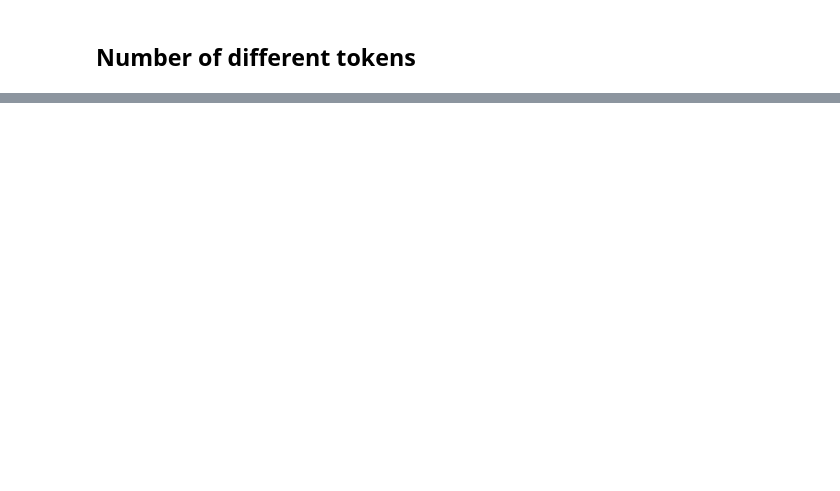
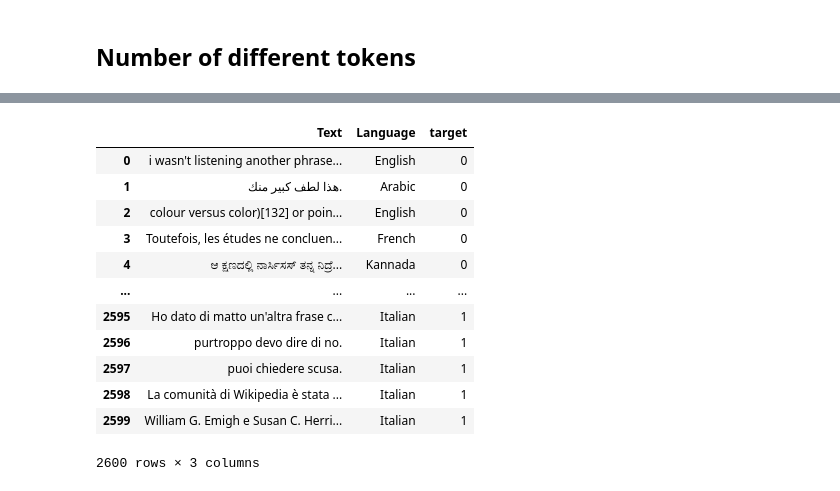
Before and after one commit to samirsalman/it-classifier-onnx-deploy, a Jupyter notebook: notebooks/data_analysis.ipynb, the cells around one changed output, grey strips where cells are left out. Saved outputs shown, nothing was run; the diff lists cells and outputs as text; code cells hidden in the pictures; blank space fills up the shorter version.

Commit message:
rebalanced dataset

```diff
--- a/notebooks/data_analysis.ipynb
+++ b/notebooks/data_analysis.ipynb
@@ -163,0 +164,16 @@ top_k
+# %%
+balanced_dataset
+# %% [output]
+|  | Text | Language | target |
+| 0 | i wasn't listening another phrase... | English | 0 |
+| 1 | هذا لطف كبير منك. | Arabic | 0 |
+| 2 | colour versus color)[132] or poin... | English | 0 |
+| 3 | Toutefois, les études ne concluen... | French | 0 |
+| 4 | ಆ ಕ್ಷಣದಲ್ಲಿ ನಾರ್ಸಿಸಸ್ ತನ್ನ ನಿದ್ರೆ... | Kannada | 0 |
+| ... | ... | ... | ... |
+| 2595 | Ho dato di matto un'altra frase c... | Italian | 1 |
+| 2596 | purtroppo devo dire di no. | Italian | 1 |
+| 2597 | puoi chiedere scusa. | Italian | 1 |
+| 2598 | La comunità di Wikipedia è stata ... | Italian | 1 |
+| 2599 | William G. Emigh e Susan C. Herri... | Italian | 1 |
+2600 rows × 3 columns
```
Also changed, not shown: parts of 5 cells of this notebook, 7 other files.
